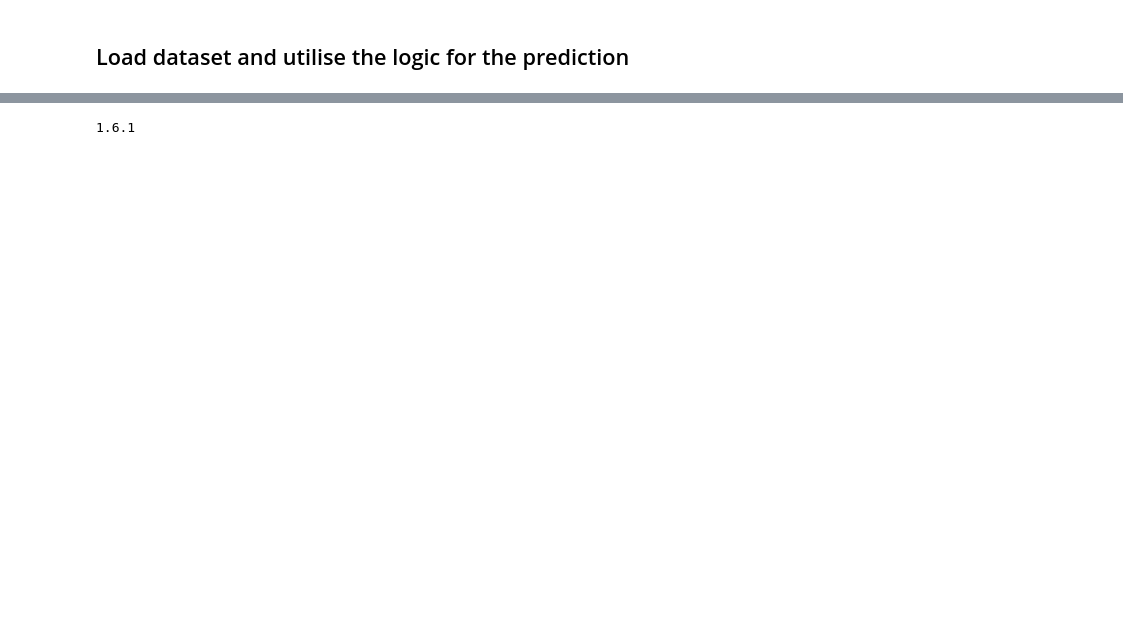
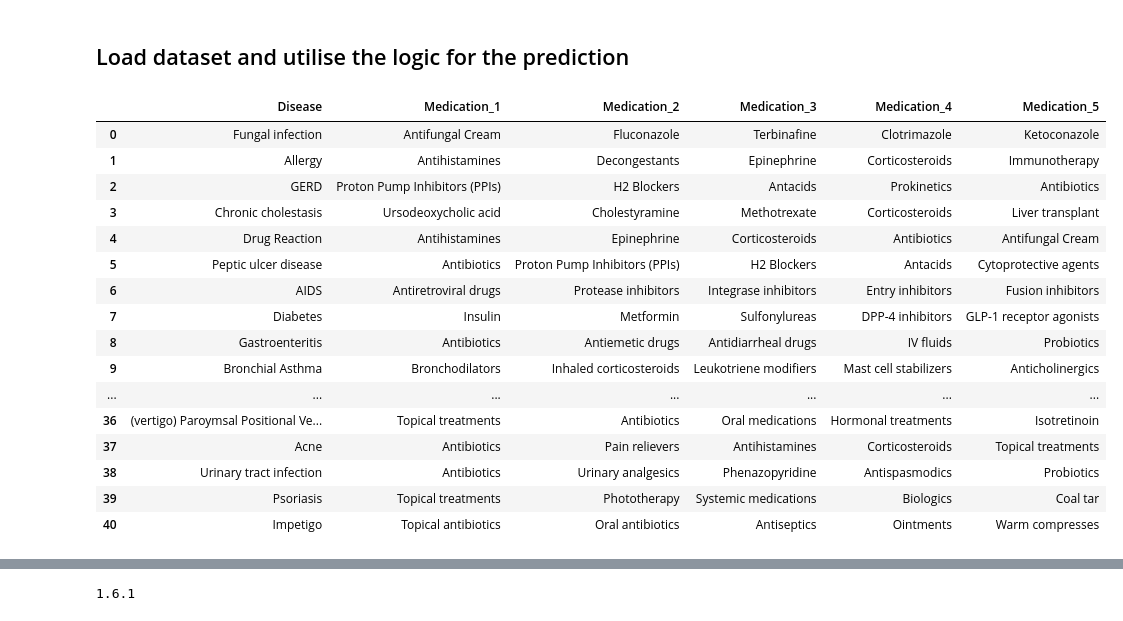
Before and after one commit to RKYrude/Disease-Prediction, a Jupyter notebook: Backend/Disease_prediction_model.ipynb, the cells around one changed output, grey strips where cells are left out. Saved outputs shown, nothing was run; the diff lists cells and outputs as text; code cells hidden in the pictures; blank space fills up the shorter version.

```diff
--- a/Backend/Disease_prediction_model.ipynb
+++ b/Backend/Disease_prediction_model.ipynb
@@ -106,7 +178,25 @@ description = pd.read_csv("dataset/description.csv")
 medications = pd.read_csv("dataset/medications.csv")
 diets = pd.read_csv("dataset/diets.csv")
 # %%
-advices
+medications
+# %% [output]
+|  | Disease | Medication_1 | Medication_2 | Medication_3 | Medication_4 | Medication_5 |
+| 0 | Fungal infection | Antifungal Cream | Fluconazole | Terbinafine | Clotrimazole | Ketoconazole |
+| 1 | Allergy | Antihistamines | Decongestants | Epinephrine | Corticosteroids | Immunotherapy |
+| 2 | GERD | Proton Pump Inhibitors (PPIs) | H2 Blockers | Antacids | Prokinetics | Antibiotics |
+| 3 | Chronic cholestasis | Ursodeoxycholic acid | Cholestyramine | Methotrexate | Corticosteroids | Liver transplant |
+| 4 | Drug Reaction | Antihistamines | Epinephrine | Corticosteroids | Antibiotics | Antifungal Cream |
+| 5 | Peptic ulcer disease | Antibiotics | Proton Pump Inhibitors (PPIs) | H2 Blockers | Antacids | Cytoprotective agents |
+| 6 | AIDS | Antiretroviral drugs | Protease inhibitors | Integrase inhibitors | Entry inhibitors | Fusion inhibitors |
+| 7 | Diabetes | Insulin | Metformin | Sulfonylureas | DPP-4 inhibitors | GLP-1 receptor agonists |
+| 8 | Gastroenteritis | Antibiotics | Antiemetic drugs | Antidiarrheal drugs | IV fluids | Probiotics |
+| 9 | Bronchial Asthma | Bronchodilators | Inhaled corticosteroids | Leukotriene modifiers | Mast cell stabilizers | Anticholinergics |
+| ... | ... | ... | ... | ... | ... | ... |
+| 36 | (vertigo) Paroymsal Positional Ve... | Topical treatments | Antibiotics | Oral medications | Hormonal treatments | Isotretinoin |
+| 37 | Acne | Antibiotics | Pain relievers | Antihistamines | Corticosteroids | Topical treatments |
+| 38 | Urinary tract infection | Antibiotics | Urinary analgesics | Phenazopyridine | Antispasmodics | Probiotics |
+| 39 | Psoriasis | Topical treatments | Phototherapy | Systemic medications | Biologics | Coal tar |
+| 40 | Impetigo | Topical antibiotics | Oral antibiotics | Antiseptics | Ointments | Warm compresses |
 # %%
 def helper(dis):
     desc = description[description['Disease'] == predicted_disease]['Description']
```
Also changed, not shown: parts of 17 cells of this notebook, 11 other files.
